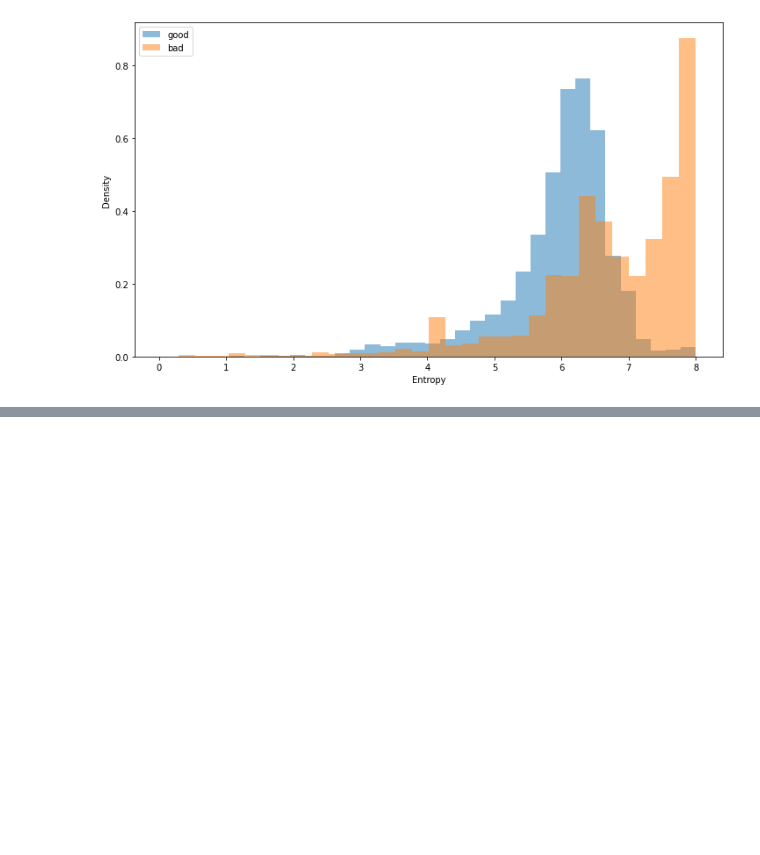
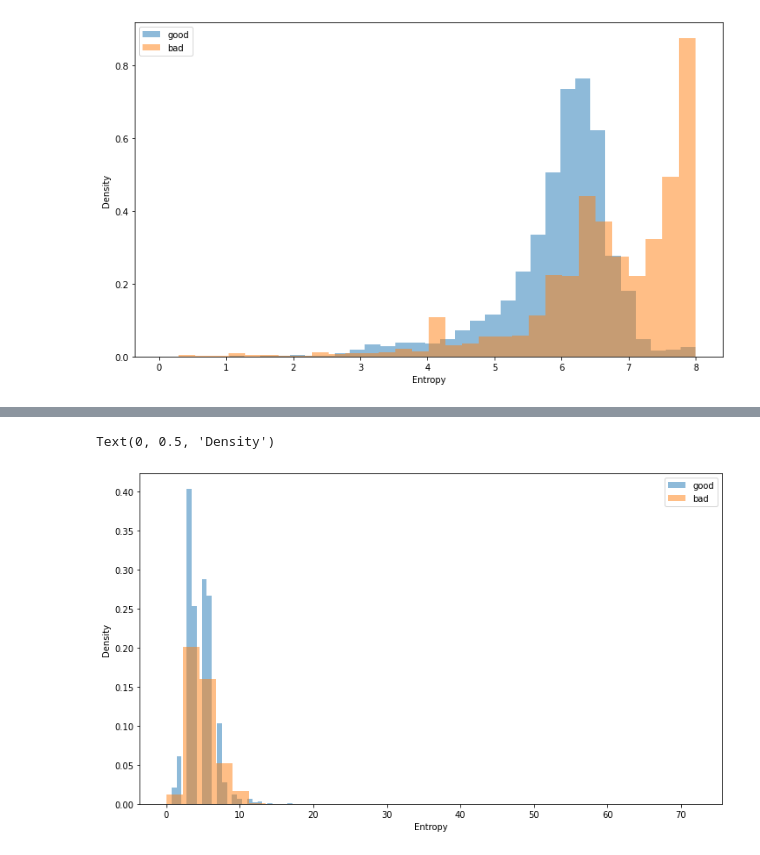
Before and after one commit to bmcder02/PE-ML, a Jupyter notebook: visualization.ipynb, the cells around one changed output, grey strips where cells are left out. Saved outputs shown, nothing was run; the diff lists cells and outputs as text; code cells hidden in the pictures; blank space fills up the shorter version.

```diff
--- a/visualization.ipynb
+++ b/visualization.ipynb
@@ -94,0 +147,23 @@ df.head()
+# %%
+size = df[['number_of_sections', 'label']]
+good = size[size['label'] == 0]
+bad = size[size['label'] == 1]
+plt.figure(figsize=(12,7))
+plt.hist(
+    x=good['number_of_sections'],
+    density=True,
+    bins=32,
+    alpha=0.5
+)
+plt.hist(
+    x=bad['number_of_sections'],
+    density=True,
+    bins=32,
+    alpha=0.5
+)
+plt.legend(['good', 'bad'])
+plt.xlabel('Entropy')
+plt.ylabel('Density')
+# %% [output]
+Text(0, 0.5, 'Density')
+[figure, added]
```
Also changed, not shown: parts of 10 cells of this notebook, 1 other file.
